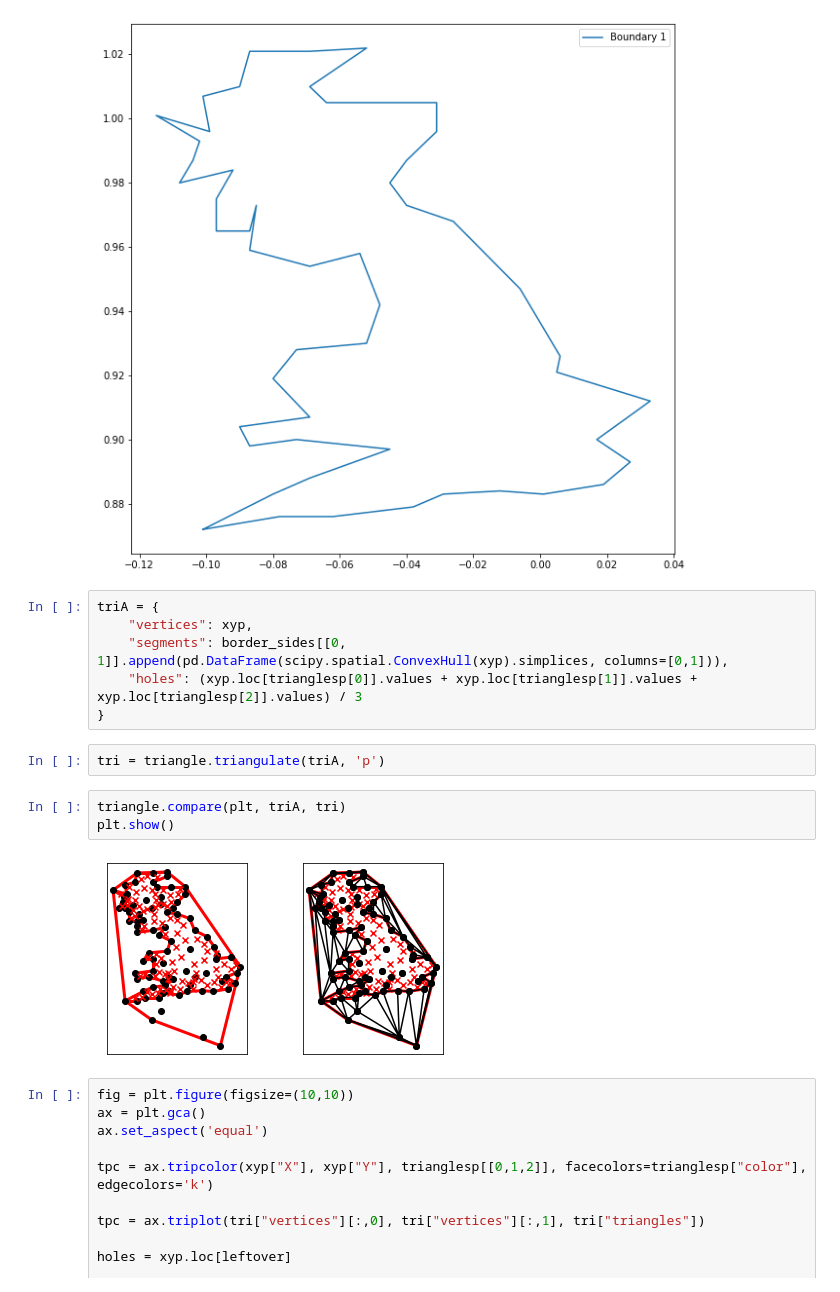
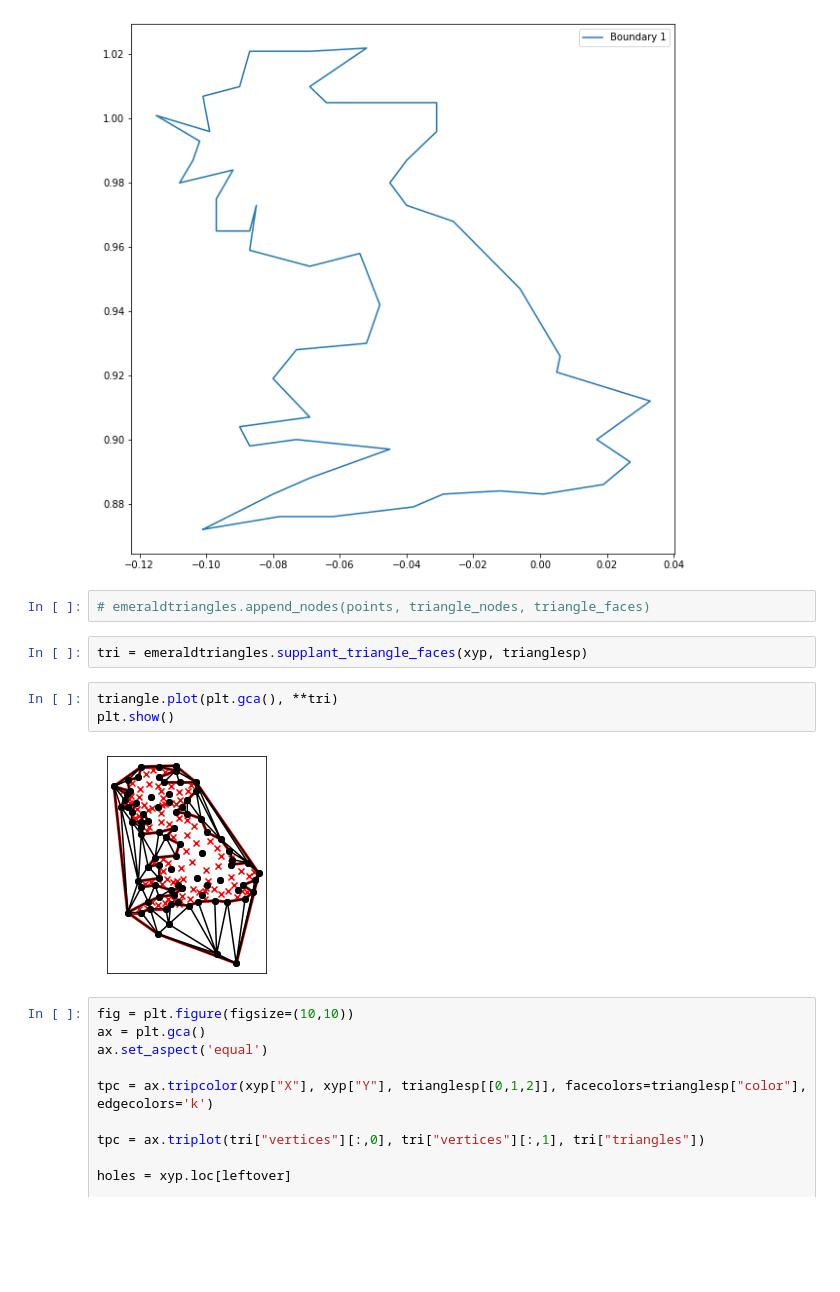
Before and after one commit to emerald-geomodelling/EmeraldTriangles, a Jupyter notebook: Example usage.ipynb, the cells around one changed output. Cells and saved outputs as stored; diff of their text form; blank space fills up the shorter version.

```diff
--- a/Example usage.ipynb
+++ b/Example usage.ipynb
@@ -82,19 +82,15 @@ plt.legend()
 plt.show()
 # %% [output]
 [figure]
-# %%
-triA = {
-    "vertices": xyp,
-    "segments": border_sides[[0, 1]].append(pd.DataFrame(scipy.spatial.ConvexHull(xyp).simplices, columns=[0,1])),
-    "holes": (xyp.loc[trianglesp[0]].values + xyp.loc[trianglesp[1]].values + xyp.loc[trianglesp[2]].values) / 3
-}
-# %%
-tri = triangle.triangulate(triA, 'p')
+# %%
+# emeraldtriangles.append_nodes(points, triangle_nodes, triangle_faces)
+# %%
+tri = emeraldtriangles.supplant_triangle_faces(xyp, trianglesp)
 # %%
-triangle.compare(plt, triA, tri)
+triangle.plot(plt.gca(), **tri)
 plt.show()
 # %% [output]
-[figure, old version]
+[figure, new version]
 # %%
 fig = plt.figure(figsize=(10,10))
 ax = plt.gca()
```
Also changed, not shown: 4 other files.
